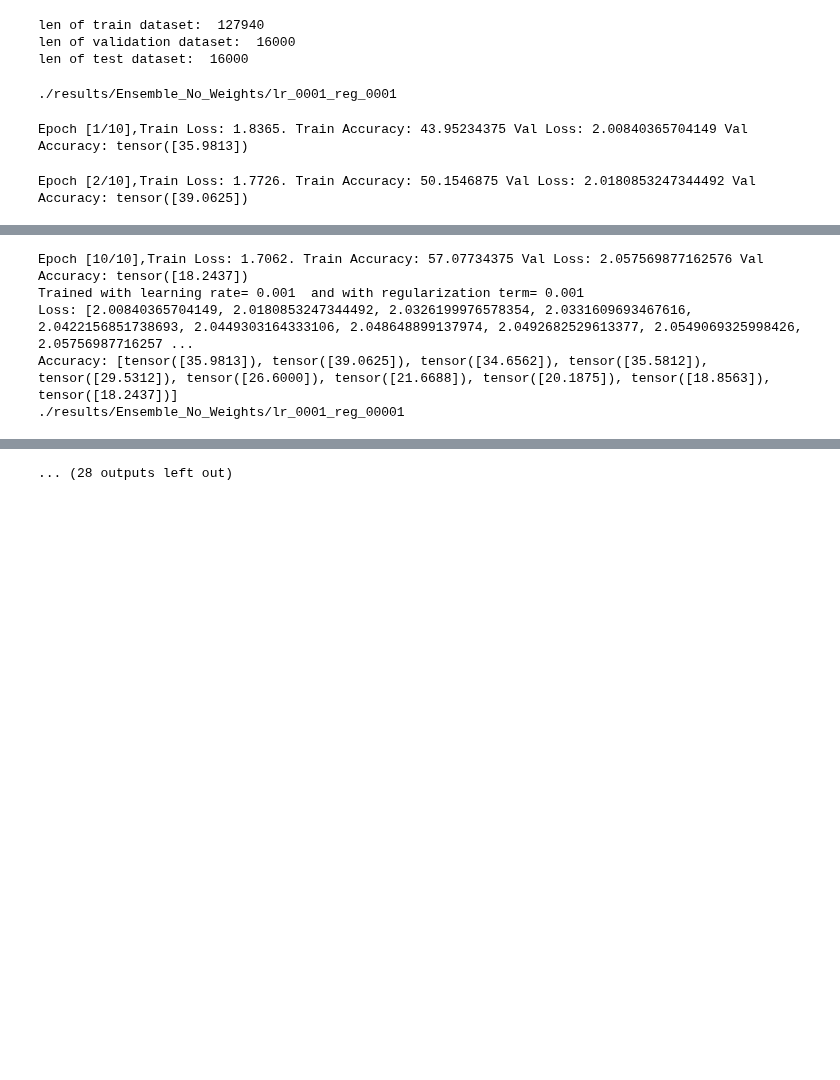
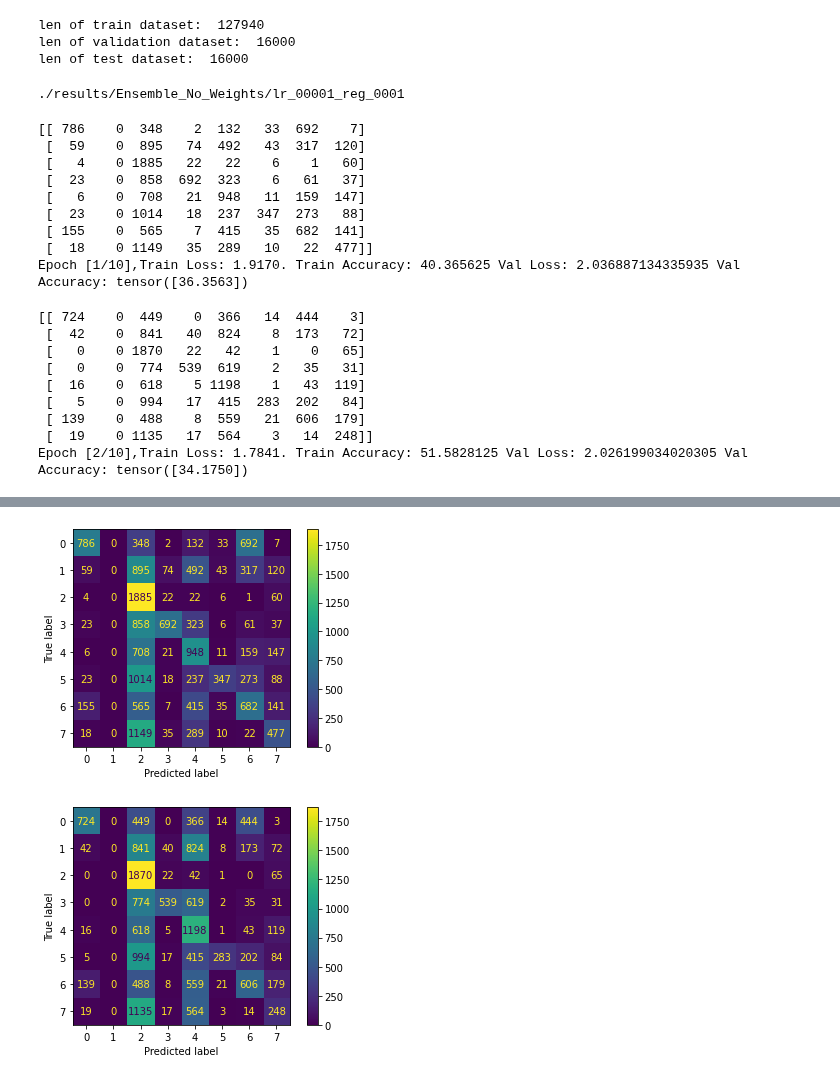
Before and after one commit to davidecolussi/NN_music_genre_recognition, a Jupyter notebook: Ensemble.ipynb, the cells around one changed output, grey strips where cells are left out. Cells and saved outputs as stored; diff of their text form; code cells hidden in the pictures; blank space fills up the shorter version.

Commit message:
Fixed ensemble

```diff
--- a/Ensemble.ipynb
+++ b/Ensemble.ipynb
@@ -170,7 +170,7 @@ def test(model, validation_dataset, Y_validation):
     correct = 0
     total = 0
     total_loss = 0
-    #confusion_matrix = np.zeros((8, 8), dtype=int)
+    confusion_matrix = np.zeros((8, 8), dtype=int)
 
     with torch.no_grad():
         for sample, label in validation_loader:
@@ -178,7 +178,8 @@ def test(model, validation_dataset, Y_validation):
             #sample = sample.unsqueeze(1)
 
             # Predict label
-            output = model(sample)
+            output = model(sample[0],sample[1])
+
 
             # Compute loss
             loss = criterion(output, label)
@@ -186,13 +187,13 @@ def test(model, validation_dataset, Y_validation):
 
             max_index = torch.argmax(output).item()  # The index with maximum probability
 
-            #confusion_matrix[label][max_index] += 1
+            confusion_matrix[label][max_index] += 1
 
             correct += (max_index == label)
 
-    #cm = ConfusionMatrixDisplay(confusion_matrix=confusion_matrix)
-    #cm.plot()
-    #print(confusion_matrix)
+    fig, ax = plt.subplots(dpi=500)
+    cm=ConfusionMatrixDisplay(confusion_matrix=(confusion_matrix*8)/len(Y_validation))
+    cm.plot(ax=ax)
     accuracy = 100 * correct / len(Y_validation)
     average_loss = total_loss / len(Y_validation)
 
@@ -244,7 +245,7 @@ def train(model, dataset, batch_size, num_epochs, learning_rate, verbose = False
 
             # Extract the inputs and targets
             optimizer.zero_grad()
-            outputs = model(inputs)
+            outputs = model(inputs[0],inputs[1])
 
             if(verbose == True):
                 print("\noutputs size:",outputs.size(),"content:",outputs)
@@ -388,30 +389,29 @@ class NNet_Raw(nn.Module):
         return x
 # %%
 class Ensemble(nn.Module):
-    def __init__(self, load_weights=False):
+    def __init__(self, load_weights=True):
         super(Ensemble, self).__init__()
-        self.load_weights = load_weights
 
         self.raw_net=NNet_Raw()
         self.stft_net=NNet1_Small()
-
-        if(self.load_weights == True):
+        if load_weights==True:
             self.raw_net.load_state_dict(torch.load("./best_models/models/NNet_Raw"), strict=False)
             self.stft_net.load_state_dict(torch.load("./best_models/models/NNet1_Small"), strict=False)
+
 
         self.dense1 = nn.Linear(16,16)
         self.bn = nn.BatchNorm1d(16)
         self.dense2 = nn.Linear(16, 8)
         self.softmax = nn.Softmax(dim=1)
 
-    def forward(self, input_value):
+    def forward(self, in_stft,in_raw):
+        stft=in_stft
+        stft=stft.unsqueeze(1)
+        #print(stft.shape)
 
-        #TODO:: REMOVE THESE FROM SCREENSHOT ------------------------------
-        stft=input_value[0]
-        stft=stft.unsqueeze(1)
-        raw=input_value[1]
+        raw=in_raw
         raw=raw.unsqueeze(1)
-        #-----------------------------------
+        #print(raw.shape)
 
         x_raw=self.raw_net(raw)
         x_stft=self.stft_net(stft)
@@ -419,18 +419,15 @@ class Ensemble(nn.Module):
         x = torch.cat([x_stft, x_raw], dim=1)
         x=self.bn(x)
         x=self.dense1(x)
+        #x=torch.relu(x)
         x=self.bn(x)
         x=self.dense2(x)
         x=self.softmax(x)
 
+
         return x
-# %%
-model = Ensemble()
-train_loss_list, train_acc_list, val_loss_list, val_acc_list =train(model, train_dataset, batch_size=64, num_epochs=10, learning_rate=0.001, reg=1e-4)
-
-#summary(model, [(1, 128, 513),(1,66150)])
 # %%
-lr_list= [ 0.001,0.0001]
+lr_list= [ 0.0001]
 r_list=[0.001,0.0001,0.00001]
 save_directory="./results/Ensemble_No_Weights/"
 for i in lr_list:
@@ -442,7 +439,7 @@ for i in lr_list:
         else:
             filename=save_directory+"lr_"+"0"+str(i).split(".")[1]+"_reg_"+"0000001"
         print(filename)
-        model = Ensemble()
+        model = Ensemble(load_weights=False)
         train_loss_list, train_acc_list, val_loss_list, val_acc_list =train(model, train_dataset, batch_size=64, num_epochs=10, learning_rate=i, reg=j)
         print("Trained with learning rate=",i," and with regularization term=",j)
         print("Loss:",val_loss_list)
@@ -450,6 +447,22 @@ for i in lr_list:
         save_values=[val_loss_list,val_acc_list]
         np.savetxt(filename,save_values)
 # %% [output]
-./results/Ensemble_No_Weights/lr_0001_reg_0001
+./results/Ensemble_No_Weights/lr_00001_reg_0001
-Epoch [1/10],Train Loss: 1.8365. Train Accuracy: 43.95234375 Val Loss: 2.00840365704149 Val Accuracy: tensor([35.9813])
+[[ 786    0  348    2  132   33  692    7]
+ [  59    0  895   74  492   43  317  120]
+ [   4    0 1885   22   22    6    1   60]
+ [  23    0  858  692  323    6   61   37]
+ [   6    0  708   21  948   11  159  147]
+ [  23    0 1014   18  237  347  273   88]
+ [ 155    0  565    7  415   35  682  141]
+ [  18    0 1149   35  289   10   22  477]]
+Epoch [1/10],Train Loss: 1.9170. Train Accuracy: 40.365625 Val Loss: 2.036887134335935 Val Accuracy: tensor([36.3563])
-Epoch [2/10],Train Loss: 1.7726. Train Accuracy: 50.1546875 Val Loss: 2.0180853247344492 Val Accuracy: tensor([39.0625])
+[[ 724    0  449    0  366   14  444    3]
+ [  42    0  841   40  824    8  173   72]
+ [   0    0 1870   22   42    1    0   65]
+ [   0    0  774  539  619    2   35   31]
+ [  16    0  618    5 1198    1   43  119]
+ [   5    0  994   17  415  283  202   84]
+ [ 139    0  488    8  559   21  606  179]
+ [  19    0 1135   17  564    3   14  248]]
+Epoch [2/10],Train Loss: 1.7841. Train Accuracy: 51.5828125 Val Loss: 2.026199034020305 Val Accuracy: tensor([34.1750])
@@ -463,5 +469,0 @@ Epoch [9/10],Train Loss: 1.7081. Train Accuracy: 56.8625 Val Loss: 2.05490693259
-Epoch [10/10],Train Loss: 1.7062. Train Accuracy: 57.07734375 Val Loss: 2.057569877162576 Val Accuracy: tensor([18.2437])
-Trained with learning rate= 0.001  and with regularization term= 0.001
-Loss: [2.00840365704149, 2.0180853247344492, 2.0326199976578354, 2.0331609693467616, 2.0422156851738693, 2.0449303164333106, 2.048648899137974, 2.0492682529613377, 2.0549069325998426, 2.05756987716257 ...
-Accuracy: [tensor([35.9813]), tensor([39.0625]), tensor([34.6562]), tensor([35.5812]), tensor([29.5312]), tensor([26.6000]), tensor([21.6688]), tensor([20.1875]), tensor([18.8563]), tensor([18.2437])]
-./results/Ensemble_No_Weights/lr_0001_reg_00001
@@ -469 +470,2 @@ Epoch [1/10],Train Loss: 1.8246. Train Accuracy: 45.06328125 Val Loss: 1.9412713
-... (28 outputs left out)
+[figure, added]
+[figure, added]
```
Also changed, not shown: parts of 11 cells of this notebook.
